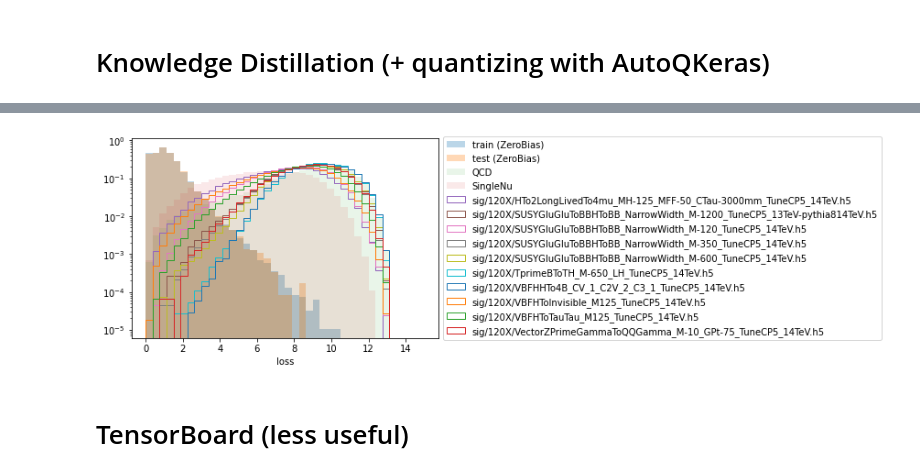
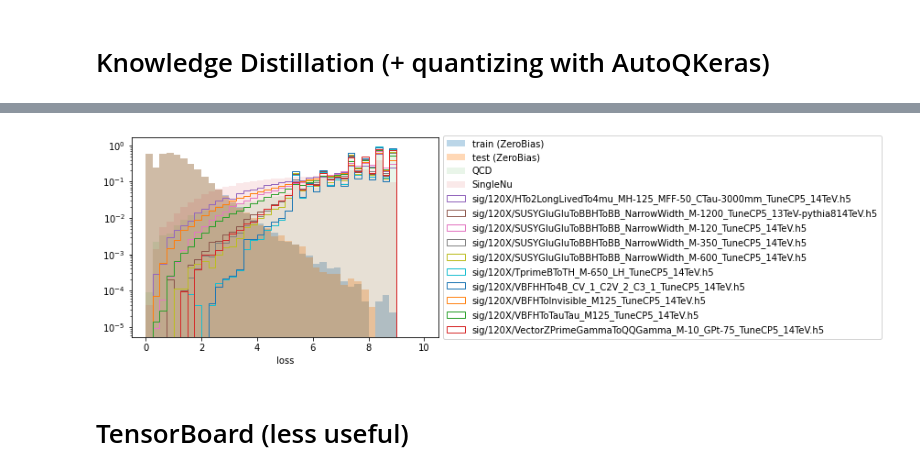
Before and after one commit to hftsoi/ML_CMSL1CaloTrigger, a Jupyter notebook: ConvAE_training.ipynb, the cells around one changed output, grey strips where cells are left out. Drawn from its saved outputs; the diff is of its cells as text; code cells hidden in the pictures.

Commit message:
add qmodel from an autoQKeras search

```diff
--- a/ConvAE_training.ipynb
+++ b/ConvAE_training.ipynb
@@ -863,18 +862,21 @@ plt.show()
 # %%
 from qkeras import *
 from qkeras.autoqkeras import *
+# %%
+def metric_for_autoqk(y_true, y_pred):
+    loss = 1.5 - tf.reduce_mean(tf.square(y_true - y_pred), axis = -1)
+    return loss
 # %%
-x_in = layers.Input(shape = (18, 14, 1), name = "in")
-x = layers.Flatten(name = "flatten")(x_in)
-x = layers.Dense(26, use_bias = False, name = "dense_1")(x)
+x_in = layers.Input(shape=(18,14,1),name="In")
+x = layers.Flatten(name="Flatten")(x_in)
+x = layers.Dense(15,use_bias=False, name="Dense_1")(x)
 x = layers.BatchNormalization()(x)
-x = layers.Activation('relu', name = "activation_1")(x)
-#x = layers.Dropout(rate = 0.3, name = "dropout_1")(x)
-x = layers.Dense(1, name = "out")(x)
+x = layers.Activation('relu',name="Activation_1")(x)
+x = QDense(1,kernel_quantizer=quantized_bits(10,5,0,keep_negative=False,alpha=1.0),use_bias=False,name="Out")(x)
 
 qmodel_original = tf.keras.models.Model(x_in, x)
 qmodel_original.summary()
-qmodel_original.compile(optimizer = 'adam', loss = 'mse')
+qmodel_original.compile(optimizer = 'adam', loss = 'mse', metrics = [metric_for_autoqk])
 # %% [output]
 Model: "model_1"
 _________________________________________________________________
@@ -965,4 +965,8 @@ quantizing layers: ['flatten', 'dense_1', 'batch_normalization_1', 'activation_1
 # %%
-autoqk = AutoQKeras(qmodel_float, metrics=["mse"], custom_objects={}, **run_config)
+autoqk = AutoQKeras(qmodel_original, metrics=[metric_for_autoqk], custom_objects={}, **run_config)
 autoqk.fit(X_train, X_train_loss, validation_data=(X_val, X_val_loss), batch_size=1024, epochs=20)
+# i = log(reference_size / trial_size) / log(rate)
+# delta = i * ( (i < 0) * delta_n + (i >= 0) * delta_p )
+# objective to maximize in the search is
+# adjusted score =  metric * (1 + delta), as formulated in the paper
 # %% [output]
@@ -998,7 +1002,6 @@ qmodel.save_weights("qmodel.h5")
 # %%
 qmodel.load_weights("qmodel.h5")
 # %%
-with tf.distribute.get_strategy().scope():
-    qmodel.compile(optimizer='adam', loss="mse", metrics=["mse"])
-    history_qmodel = qmodel.fit(X_train, X_train_loss, epochs=40, batch_size=1024, validation_data=(X_val, X_val_loss))
+qmodel.compile(optimizer='adam', loss="mse")
+history_qmodel = qmodel.fit(X_train, X_train_loss, epochs=50, batch_size=1024, validation_data=(X_val, X_val_loss))
 # %% [output]
@@ -1046,19 +1049,19 @@ for i in range(len(MC_zb)):
 # %%
 nbins = 40
 rmin = 0
-rmax = 15
+rmax = 10
 plt.hist(X_train_predict_qmodel, density = 1, bins = nbins, alpha = 0.3, label = 'train (ZeroBias)', range = (rmin, rmax), log = True)
 plt.hist(X_test_predict_qmodel, density = 1, bins = nbins, alpha = 0.3, label = 'test (ZeroBias)', range = (rmin, rmax))
 plt.hist(MC_zb_predict_qmodel[0], density = 1, bins = nbins, label = 'QCD', alpha = 0.1, histtype = 'stepfilled', range = (rmin, rmax))
 plt.hist(MC_zb_predict_qmodel[1], density = 1, bins = nbins, label = 'SingleNu', alpha = 0.1, histtype = 'stepfilled', range = (rmin, rmax))
 for i in range(40,50):
     plt.hist(MC_zb_predict_qmodel[i], density = 1, bins = nbins, label = MC_files[i], histtype = 'step', range = (rmin, rmax))
 plt.legend(loc='center left', bbox_to_anchor=(1, 0.5))
 plt.xlabel("loss")
 #plt.xticks(np.arange(rmin, rmax, step = 0.0002))
 plt.show()
 # %% [output]
-[figure, old version]
+[figure, new version]
 # %% [markdown]
 # TensorBoard (less useful)
 # %%
```
Also changed, not shown: parts of 27 cells of this notebook, 5 other files.
